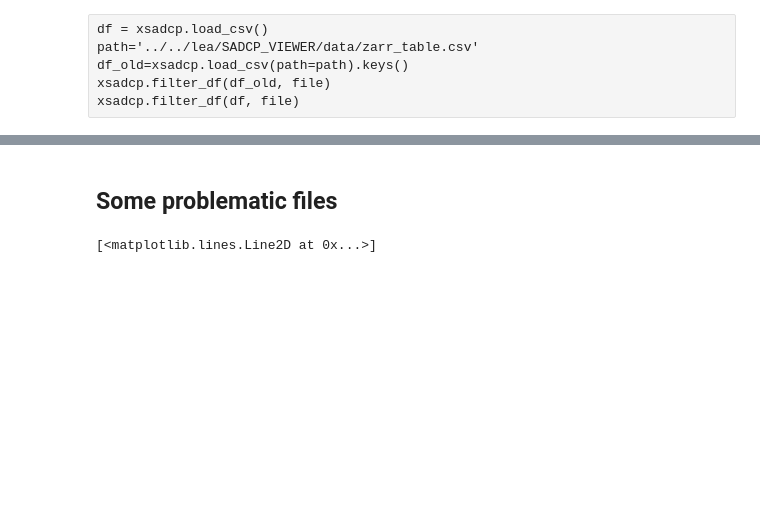
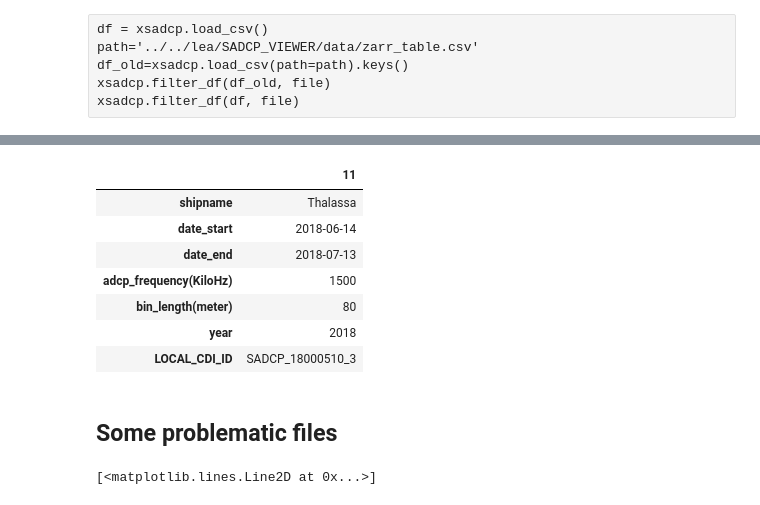
Before and after one commit to supergglue/xsadcp, a Jupyter notebook: notebooks/create_csv_zarr.ipynb, the cells around one changed output, grey strips where cells are left out. Saved outputs shown, nothing was run; the diff lists cells and outputs as text; code cells hidden in the pictures; blank space fills up the shorter version.

```diff
--- a/notebooks/create_csv_zarr.ipynb
+++ b/notebooks/create_csv_zarr.ipynb
@@ -217,3 +245,6 @@ path='../../lea/SADCP_VIEWER/data/zarr_table.csv'
 df_old=xsadcp.load_csv(path=path).keys()
 xsadcp.filter_df(df_old, file)
 xsadcp.filter_df(df, file)
+# %%
+df = xsadcp.load_csv()
+xsadcp.filter_df(df, file_names[0])
@@ -220,3 +269,26 @@ xsadcp.filter_df(df, file)
+# %%
+selected_file=file_names[0]
+#xsadcp.filter_df(df, file)
+(df[df["file_name"] == selected_file][[
+                    "shipname",
+                    "date_start",
+                    "date_end",
+                    "adcp_frequency(KiloHz)",
+                    "bin_length(meter)",
+                    "year",
+                    "LOCAL_CDI_ID",
+                ]]
+            ).transpose()
+    # include
+# %% [output]
+|  | 11 |
+| shipname | Thalassa |
+| date_start | 2018-06-14 |
+| date_end | 2018-07-13 |
+| adcp_frequency(KiloHz) | 1500 |
+| bin_length(meter) | 80 |
+| year | 2018 |
+| LOCAL_CDI_ID | SADCP_18000510_3 |
 # %% [markdown]
 ## **Some problematic files**
 # %%
```
Also changed, not shown: parts of 12 cells of this notebook, 3 other files.
